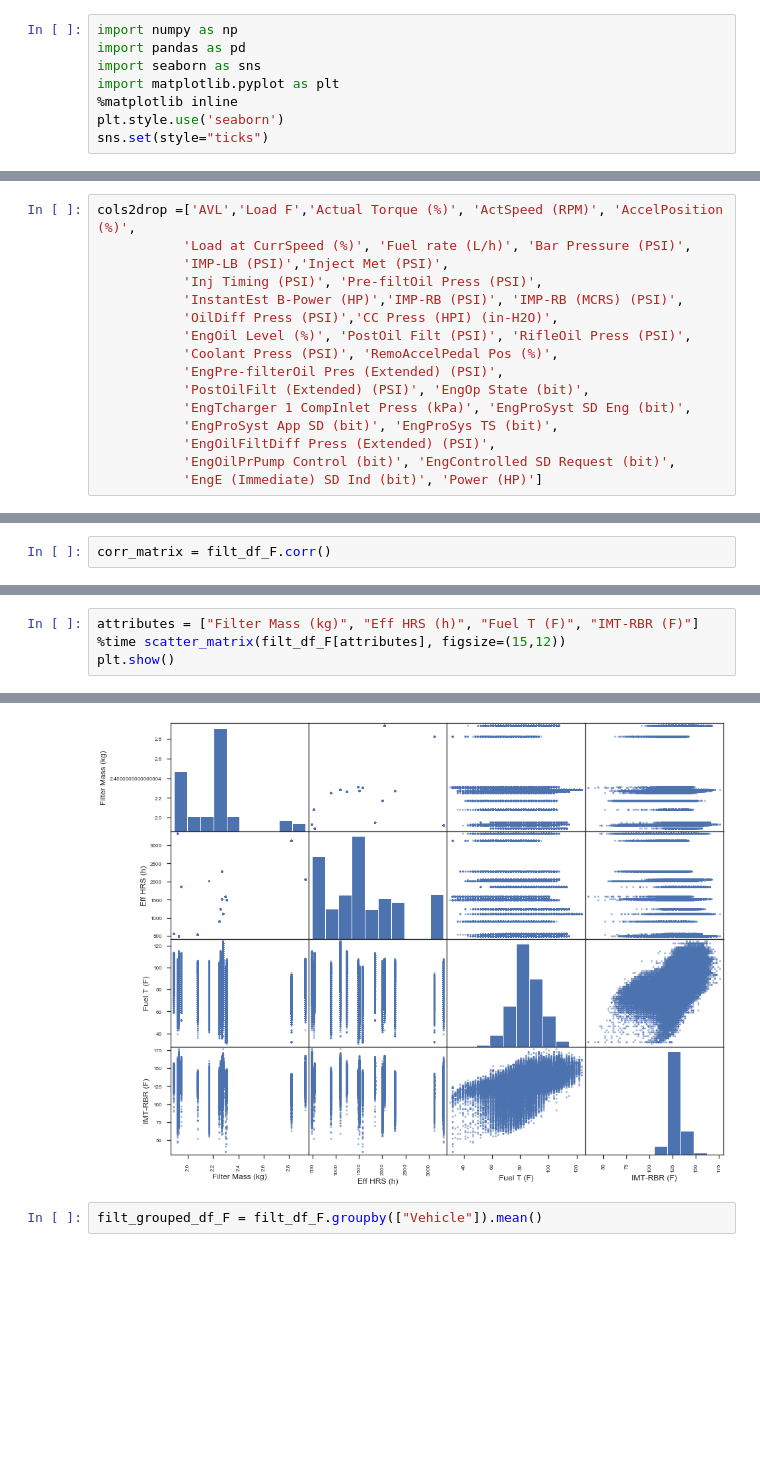
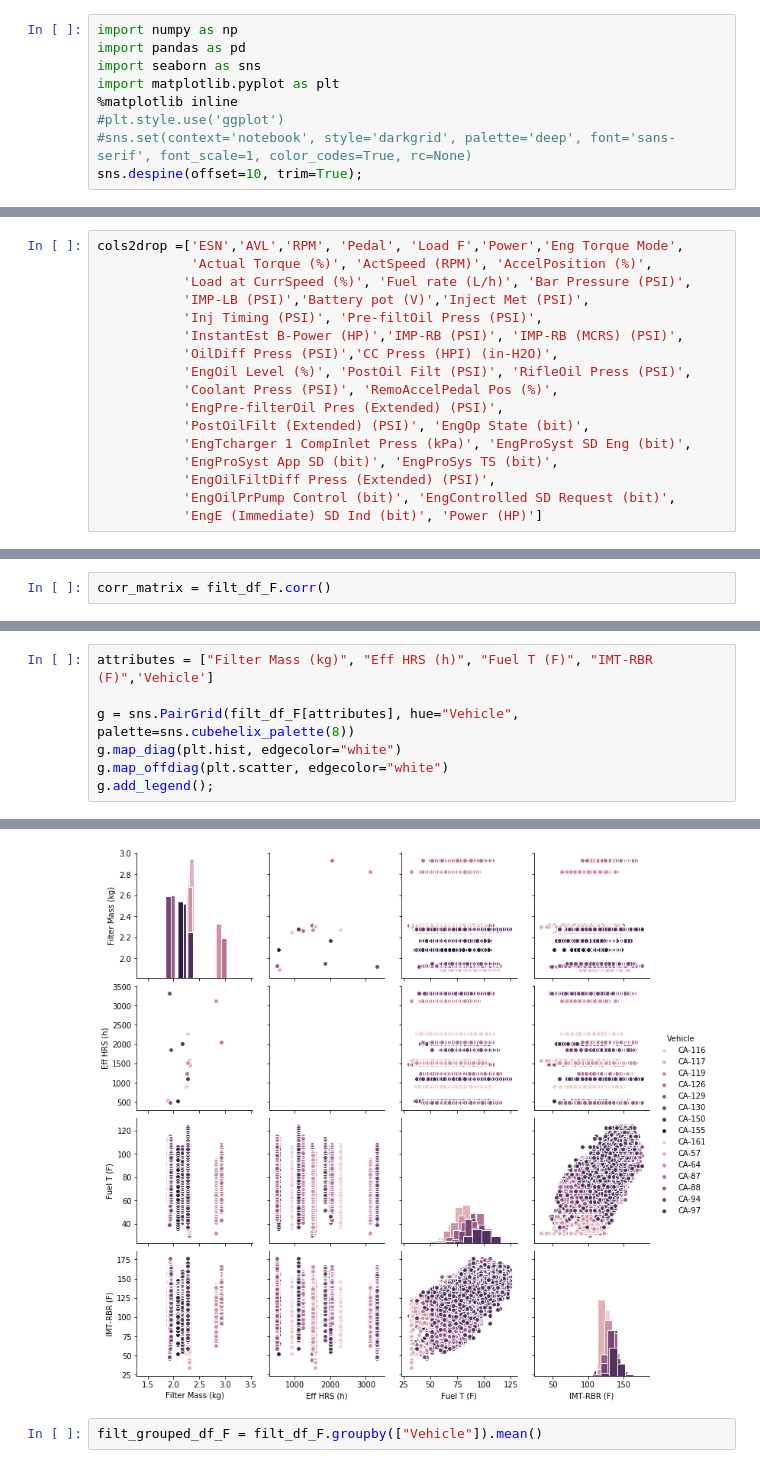
Before and after one commit to ddiazal/PredictiveMaintenance, a Jupyter notebook: filtersAnalysis.ipynb, the cells around one changed output, grey strips where cells are left out. Saved outputs shown, nothing was run; the diff lists cells and outputs as text; blank space fills up the shorter version.

Commit message:
Adding palettes for better visualization

```diff
--- a/filtersAnalysis.ipynb
+++ b/filtersAnalysis.ipynb
@@ -4,5 +4,6 @@ import pandas as pd
 import seaborn as sns
 import matplotlib.pyplot as plt
 %matplotlib inline
-plt.style.use('seaborn')
-sns.set(style="ticks")
+#plt.style.use('ggplot')
+#sns.set(context='notebook', style='darkgrid', palette='deep', font='sans-serif', font_scale=1, color_codes=True, rc=None)
+sns.despine(offset=10, trim=True);
@@ -185,7 +192,8 @@ Wall time: 9.97 s
 # %%
-cols2drop =['AVL','Load F','Actual Torque (%)', 'ActSpeed (RPM)', 'AccelPosition (%)',
+cols2drop =['ESN','AVL','RPM', 'Pedal', 'Load F','Power','Eng Torque Mode',
+            'Actual Torque (%)', 'ActSpeed (RPM)', 'AccelPosition (%)',
            'Load at CurrSpeed (%)', 'Fuel rate (L/h)', 'Bar Pressure (PSI)',
-           'IMP-LB (PSI)','Inject Met (PSI)',
+           'IMP-LB (PSI)','Battery pot (V)','Inject Met (PSI)',
            'Inj Timing (PSI)', 'Pre-filtOil Press (PSI)',
            'InstantEst B-Power (HP)','IMP-RB (PSI)', 'IMP-RB (MCRS) (PSI)',
            'OilDiff Press (PSI)','CC Press (HPI) (in-H2O)',
@@ -316,5 +329,8 @@ from pandas.plotting import scatter_matrix
 # %%
-attributes = ["Filter Mass (kg)", "Eff HRS (h)", "Fuel T (F)", "IMT-RBR (F)"]
-%time scatter_matrix(filt_df_F[attributes], figsize=(15,12))
-plt.show()
+attributes = ["Filter Mass (kg)", "Eff HRS (h)", "Fuel T (F)", "IMT-RBR (F)",'Vehicle']
+
+g = sns.PairGrid(filt_df_F[attributes], hue="Vehicle", palette=sns.cubehelix_palette(8))
+g.map_diag(plt.hist, edgecolor="white")
+g.map_offdiag(plt.scatter, edgecolor="white")
+g.add_legend();
 # %% [output]
@@ -322,4 +337,4 @@ Wall time: 58.9 s
-[figure, old version]
+[figure, new version]
 # %%
 filt_grouped_df_F = filt_df_F.groupby(["Vehicle"]).mean()
 # %%
```
Also changed, not shown: parts of 20 cells of this notebook.
